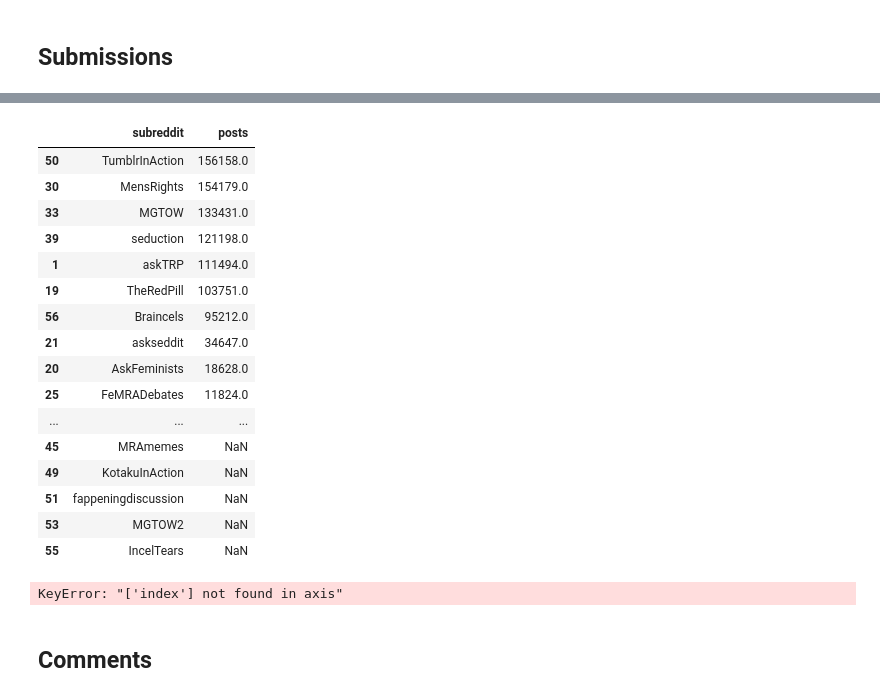
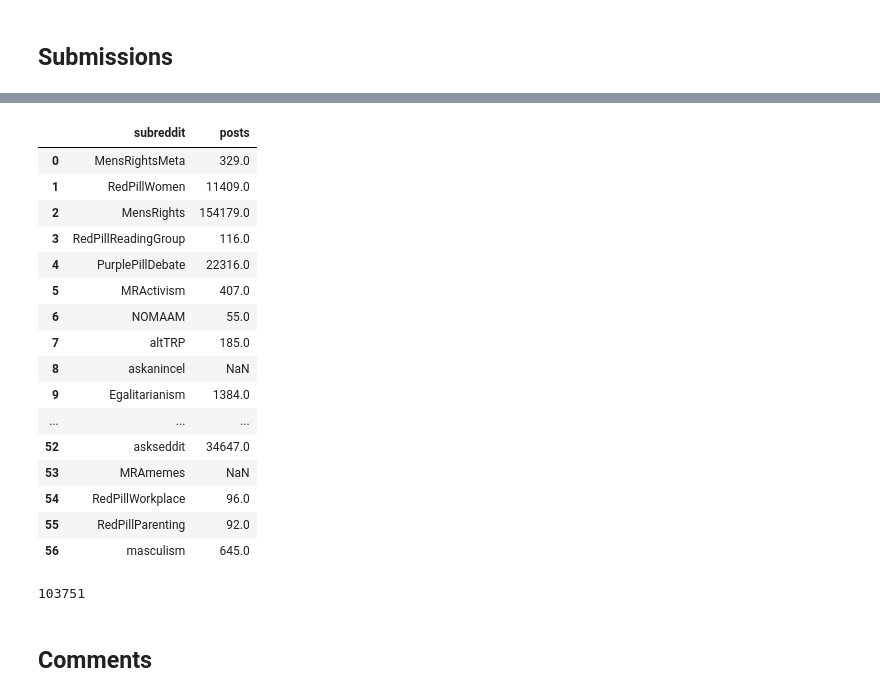
Before and after one commit to mh0409/trpred, a Jupyter notebook: sandbox_processing2.ipynb, the cells around one changed output, grey strips where cells are left out. Drawn from its saved outputs; the diff is of its cells as text; code cells hidden in the pictures.

```diff
--- a/sandbox_processing2.ipynb
+++ b/sandbox_processing2.ipynb
@@ -828,11 +990,17 @@ os.getcwd()
 # %%
 # Get number of submissions in entire subreddit
 # requests.get(url, params = {"subreddit": "TheRedPill", "size": 0, "aggs" : "subreddit"}).json()["aggs"]
+import os
 
 os.chdir("/Volumes/SAMSUNG/trpred")
 
 import requests
 import numpy as np
+import utils
+
+start = utils.get_startdate()
+end = utils.get_enddate()
+all_subred = utils.get_subreddits()
 
 # Get count of submissions per subreddit above
 subred_posts = {}
@@ -865,24 +1049,0 @@ df_subred_posts.reset_index(inplace=True)
-# %%
-df_subred_posts.sort_values(by = 'posts', ascending = False)
-# %% [output]
-|  | subreddit | posts |
-| 50 | TumblrInAction | 156158.0 |
-| 30 | MensRights | 154179.0 |
-| 33 | MGTOW | 133431.0 |
-| 39 | seduction | 121198.0 |
-| 1 | askTRP | 111494.0 |
-| 19 | TheRedPill | 103751.0 |
-| 56 | Braincels | 95212.0 |
-| 21 | askseddit | 34647.0 |
-| 20 | AskFeminists | 18628.0 |
-| 25 | FeMRADebates | 11824.0 |
-| ... | ... | ... |
-| 45 | MRAmemes | NaN |
-| 49 | KotakuInAction | NaN |
-| 51 | fappeningdiscussion | NaN |
-| 53 | MGTOW2 | NaN |
-| 55 | IncelTears | NaN |
-# %%
-df_subred_posts = df_subred_posts.drop(columns = ['index'])
-# %% [output]
-KeyError: "['index'] not found in axis"
@@ -888,0 +1052,20 @@ KeyError: "['index'] not found in axis"
+# %%
+df_subred_posts
+# %% [output]
+|  | subreddit | posts |
+| 0 | MensRightsMeta | 329.0 |
+| 1 | RedPillWomen | 11409.0 |
+| 2 | MensRights | 154179.0 |
+| 3 | RedPillReadingGroup | 116.0 |
+| 4 | PurplePillDebate | 22316.0 |
+| 5 | MRActivism | 407.0 |
+| 6 | NOMAAM | 55.0 |
+| 7 | altTRP | 185.0 |
+| 8 | askanincel | NaN |
+| 9 | Egalitarianism | 1384.0 |
+| ... | ... | ... |
+| 52 | askseddit | 34647.0 |
+| 53 | MRAmemes | NaN |
+| 54 | RedPillWorkplace | 96.0 |
+| 55 | RedPillParenting | 92.0 |
+| 56 | masculism | 645.0 |
@@ -889,3 +1087,7 @@ KeyError: "['index'] not found in axis"
+# %%
+count_posts
+# %% [output]
+103751
 # %%
 # Check total
 df_subred_posts
```
Also changed, not shown: parts of 23 cells of this notebook, 9 other files.
